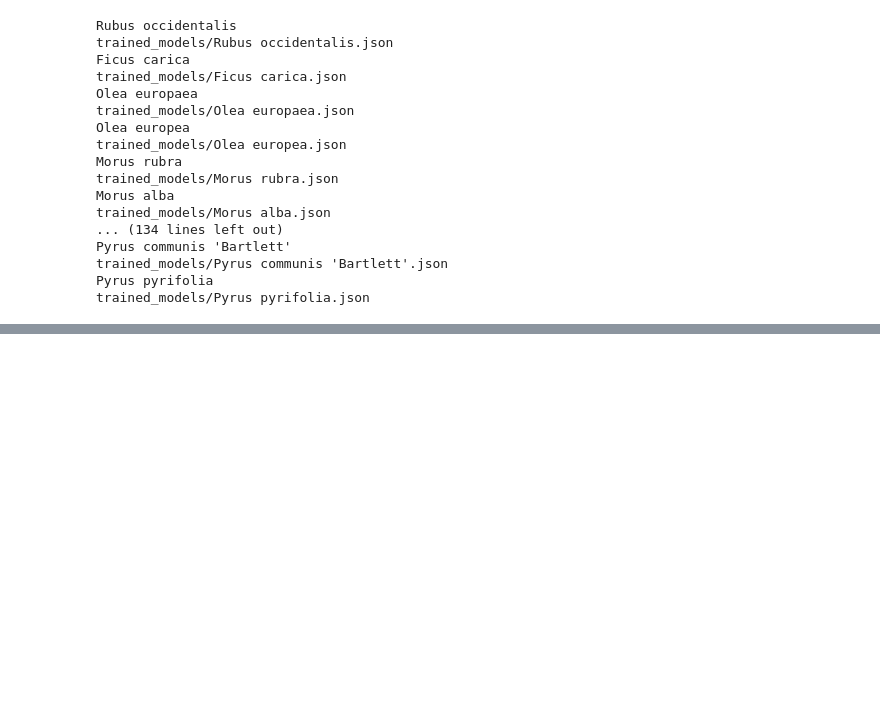
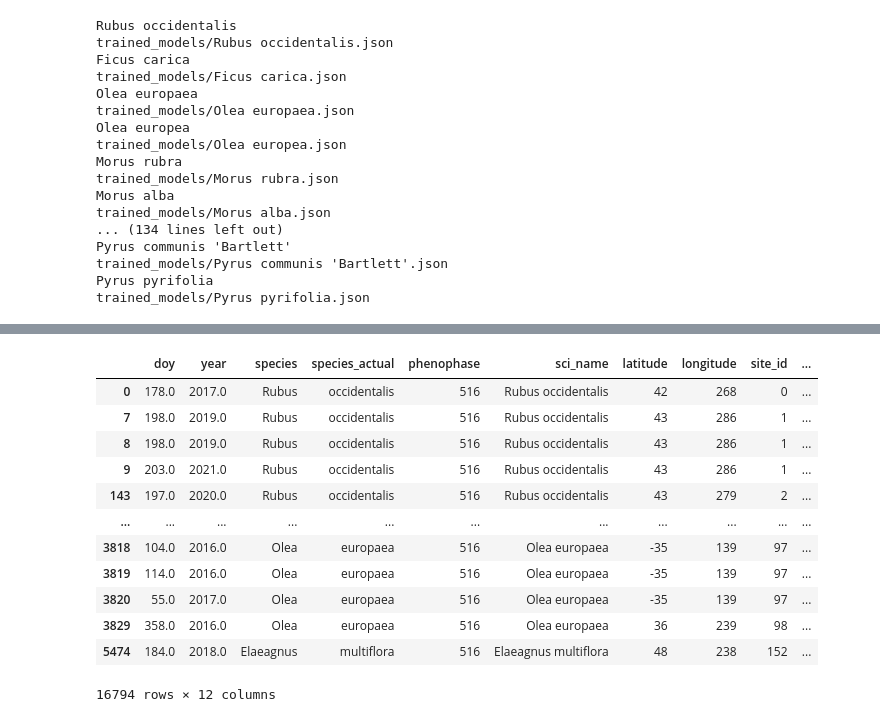
Before and after one commit to falling-fruit/dfg-seasons, a Jupyter notebook: modelling/train_models_final.ipynb, the cells around one changed output, grey strips where cells are left out. Drawn from its saved outputs; the diff is of its cells as text; code cells hidden in the pictures; blank space fills up the shorter version.

```diff
--- a/modelling/train_models_final.ipynb
+++ b/modelling/train_models_final.ipynb
@@ -563,0 +923,7 @@ trained_models/Pyrus pyrifolia.json
+# %%
+### Get site-specific testing data
+#site_rows
+
+species_key = filtered_observations[['species', 'formatted_sci_name']].drop_duplicates()
+grouped_sites = filtered_observations.groupby(['formatted_sci_name', 'site_id']).size().reset_index().rename(columns={0:'n_obs'})
+grouped_sites = grouped_sites.merge(species_key, on='formatted_sci_name')
@@ -563,0 +1083,14 @@ trained_models/Pyrus pyrifolia.json
+# %%
+site_based_models = {}
+
+for species in tqdm(filtered_observations['species'].unique()):
+    print(species)
+
+    species_train_df = universal_df[universal_df['species'] == species]
+    #print(species_df)
+    species_test_df = test_dict[species]
+
+    # no species filtering, the universal dataframe has plenty of data.
+
+    site_based_models[species] = train_ripeness(species_train_df, corrected_leap_year_histories,  # training data
+                                                   species_test_df, corrected_leap_year_histories) # test data
@@ -563,0 +1209,23 @@ trained_models/Pyrus pyrifolia.json
+# %%
+test_dataframes = []
+
+for species in site_based_models:
+    test_dataframes.append(site_based_models[species]['full_flowering_data'])
+
+full_prediction_df = pd.concat(test_dataframes)
+# %%
+full_prediction_df
+# %% [output]
+|  | doy | year | species | species_actual | phenophase | sci_name | latitude | longitude | site_id | ... |
+| 0 | 178.0 | 2017.0 | Rubus | occidentalis | 516 | Rubus occidentalis | 42 | 268 | 0 | ... |
+| 7 | 198.0 | 2019.0 | Rubus | occidentalis | 516 | Rubus occidentalis | 43 | 286 | 1 | ... |
+| 8 | 198.0 | 2019.0 | Rubus | occidentalis | 516 | Rubus occidentalis | 43 | 286 | 1 | ... |
+| 9 | 203.0 | 2021.0 | Rubus | occidentalis | 516 | Rubus occidentalis | 43 | 286 | 1 | ... |
+| 143 | 197.0 | 2020.0 | Rubus | occidentalis | 516 | Rubus occidentalis | 43 | 279 | 2 | ... |
+| ... | ... | ... | ... | ... | ... | ... | ... | ... | ... | ... |
+| 3818 | 104.0 | 2016.0 | Olea | europaea | 516 | Olea europaea | -35 | 139 | 97 | ... |
+| 3819 | 114.0 | 2016.0 | Olea | europaea | 516 | Olea europaea | -35 | 139 | 97 | ... |
+| 3820 | 55.0 | 2017.0 | Olea | europaea | 516 | Olea europaea | -35 | 139 | 97 | ... |
+| 3829 | 358.0 | 2016.0 | Olea | europaea | 516 | Olea europaea | 36 | 239 | 98 | ... |
+| 5474 | 184.0 | 2018.0 | Elaeagnus | multiflora | 516 | Elaeagnus multiflora | 48 | 238 | 152 | ... |
+16794 rows × 12 columns
```
Also changed, not shown: parts of 50 cells of this notebook, 15 other files.
